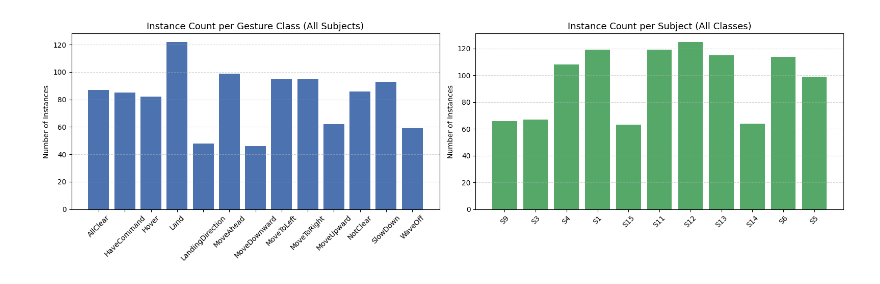
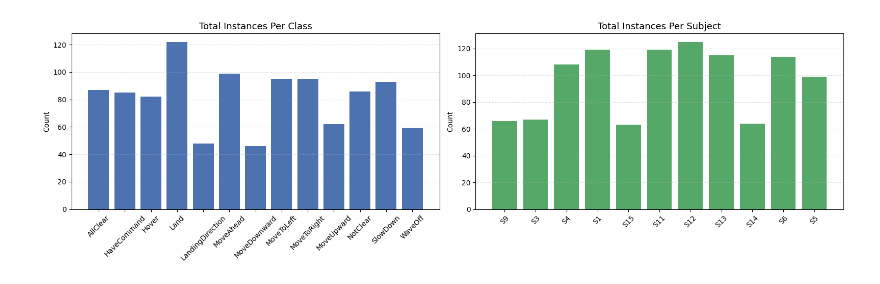
Before and after one commit to Satish-Kuppan/cosc2779-a1-drone-gestures, a Jupyter notebook: COSC2779_A1_Gesture_Classifier.ipynb, the cells around one changed output. Drawn from its saved outputs; the diff is of its cells as text; code cells hidden in the pictures.

```diff
--- a/COSC2779_A1_Gesture_Classifier.ipynb
+++ b/COSC2779_A1_Gesture_Classifier.ipynb
@@ -53,78 +147,84 @@ Compute Device: cuda
 # %%
-# Cell: Data Exploration - Class & Subject Distribution
-from collections import defaultdict
+# Cell 2: Initial Data Exploration
 
 root_data_path = './data_resized'
+
+# Dictionaries to track instance counts
 class_counts = defaultdict(int)
 subject_counts = defaultdict(int)
 class_subject_counts = defaultdict(lambda: defaultdict(int))
+
+# List to record broken sequences
 missing_frame_instances = []
 
+# Scan the root directory for class folders
 classes_found = sorted([d for d in os.listdir(root_data_path) if os.path.isdir(os.path.join(root_data_path, d))])
 
 for cls_name in classes_found:
     cls_path = os.path.join(root_data_path, cls_name)
+
+    # Iterate through subject folders inside each class
     for subject_id in os.listdir(cls_path):
         subj_path = os.path.join(cls_path, subject_id)
+
+        # Skip files, process only directories
         if not os.path.isdir(subj_path):
             continue
+
+        # Iterate through instances for a specific subject
         for instance_id in os.listdir(subj_path):
             inst_path = os.path.join(subj_path, instance_id)
+
             if not os.path.isdir(inst_path):
                 continue
+
+            # Count the png images in the instance folder
             frames = glob.glob(os.path.join(inst_path, '*.png'))
+
+            # Verify the sequence contains exactly 5 frames
             if len(frames) == 5:
                 class_counts[cls_name] += 1
                 subject_counts[subject_id] += 1
                 class_subject_counts[cls_name][subject_id] += 1
             else:
+                # Store the path details if frames are missing
                 missing_frame_instances.append((cls_name, subject_id, instance_id, len(frames)))
 
-print(f"Total subjects found: {len(subject_counts)}")
-print(f"Total classes found: {len(class_counts)}")
-print(f"Total valid (5-frame) instances: {sum(class_counts.values())}")
+print(f"Total Subjects: {len(subject_counts)}")
+print(f"Total Classes: {len(class_counts)}")
+print(f"Total Valid (5-frame) Instances: {sum(class_counts.values())}")
 
+# Print warnings if corrupted data exists
+if missing_frame_instances:
+    print(f"\nExcluded instances (not 5 frames): {len(missing_frame_instances)}")
+    by_class = Counter(item[0] for item in missing_frame_instances)
+    by_subject = Counter(item[1] for item in missing_frame_instances)
+    print("Excluded, by class:", dict(by_class))
+    print("Excluded, by subject:", dict(by_subject))
+else:
+    print("\nAll instances have exactly 5 frames. Data is clean.")
+
+# Convert the dictionary to a Pandas DataFrame for clear display
+df_counts = pd.DataFrame(list(class_counts.items()), columns=['Gesture Class', 'Instance Count'])
+display(df_counts.style.hide(axis="index"))
+
+# Create a figure with two subplots for data distribution
 fig, axes = plt.subplots(1, 2, figsize=(16, 5))
 
-# Class balance
+# Plot class distribution
 axes[0].bar(class_counts.keys(), class_counts.values(), color='#4C72B0')
-axes[0].set_title('Instance Count per Gesture Class (All Subjects)', fontsize=13)
-axes[0].set_ylabel('Number of Instances')
+axes[0].set_title('Total Instances Per Class', fontsize=13)
+axes[0].set_ylabel('Count')
 axes[0].tick_params(axis='x', rotation=45)
-axes[0].grid(axis='y', linestyle='--', alpha=0.5)
+axes[0].grid(axis='y', linestyle=':', alpha=0.6)
 
-# Subject balance
+# Plot subject distribution
 axes[1].bar(subject_counts.keys(), subject_counts.values(), color='#55A868')
-axes[1].set_title('Instance Count per Subject (All Classes)', fontsize=13)
-axes[1].set_ylabel('Number of Instances')
+axes[1].set_title('Total Instances Per Subject', fontsize=13)
+axes[1].set_ylabel('Count')
 axes[1].tick_params(axis='x', rotation=45)
-axes[1].grid(axis='y', linestyle='--', alpha=0.5)
+axes[1].grid(axis='y', linestyle=':', alpha=0.6)
 
 plt.tight_layout()
 plt.show()
-
-# Sample Instance Visualization (Patched to ignore .DS_Store)
-sample_class = classes_found[0]
-sample_subject_path = os.path.join(root_data_path, sample_class)
-
-# Filter for directories only
-valid_subjects = sorted([d for d in os.listdir(sample_subject_path) if os.path.isdir(os.path.join(sample_subject_path, d))])
-sample_subject = valid_subjects[0]
-sample_instance_path = os.path.join(sample_subject_path, sample_subject)
-
-# Filter for directories only
-valid_instances = sorted([d for d in os.listdir(sample_instance_path) if os.path.isdir(os.path.join(sample_instance_path, d))])
-sample_instance = valid_instances[0]
-
-sample_frames = sorted(glob.glob(os.path.join(sample_instance_path, sample_instance, '*.png')))
-
-fig, axes = plt.subplots(1, 5, figsize=(15, 3))
-for i, frame_path in enumerate(sample_frames):
-    img = Image.open(frame_path).convert('RGB')
-    axes[i].imshow(img)
-    axes[i].set_title(f'Frame {i+1}', fontsize=10)
-    axes[i].axis('off')
-fig.suptitle(f'Sample Instance: {sample_class} / {sample_subject} / {sample_instance}', fontsize=13)
-plt.tight_layout()
-plt.show()
 # %% [output]
@@ -134 +250 @@ Total valid (5-frame) instances: 1059
-[figure, old version]
+[figure, new version]
```
Also changed, not shown: parts of 76 cells of this notebook, 2 other files.
